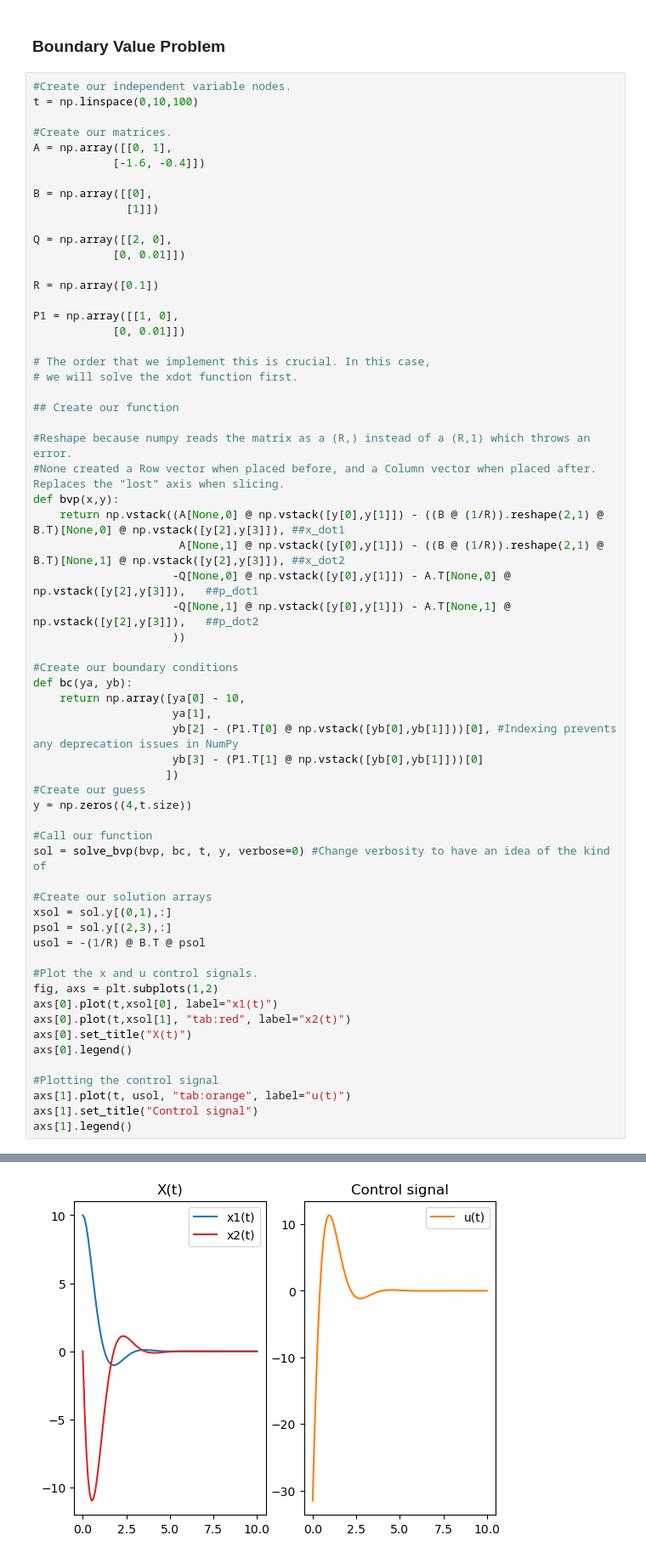
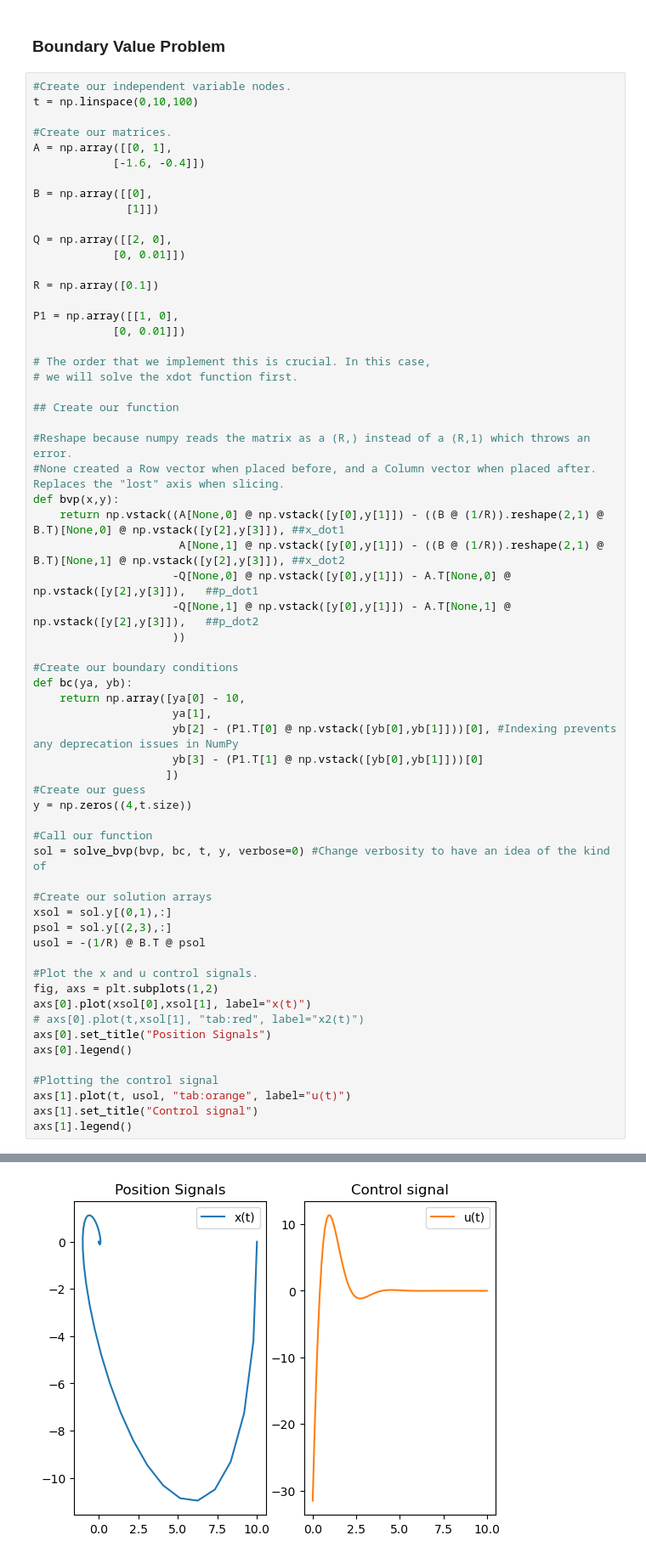
Before and after one commit to CristianVillazhannay/ME455, a Jupyter notebook: H1Q2.ipynb, the cells around one changed output, grey strips where cells are left out. Shown at 85% size. Saved outputs shown, nothing was run; the diff lists cells and outputs as text.

```diff
--- a/H1Q2.ipynb
+++ b/H1Q2.ipynb
@@ -41,34 +41,34 @@ def bvp(x,y):
                      ))
 
 #Create our boundary conditions
 def bc(ya, yb):
     return np.array([ya[0] - 10,
                      ya[1],
                      yb[2] - (P1.T[0] @ np.vstack([yb[0],yb[1]]))[0], #Indexing prevents any deprecation issues in NumPy
                      yb[3] - (P1.T[1] @ np.vstack([yb[0],yb[1]]))[0]
                     ])
 #Create our guess
 y = np.zeros((4,t.size))
 
 #Call our function
 sol = solve_bvp(bvp, bc, t, y, verbose=0) #Change verbosity to have an idea of the kind of
 
 #Create our solution arrays
 xsol = sol.y[(0,1),:]
 psol = sol.y[(2,3),:]
 usol = -(1/R) @ B.T @ psol
 
 #Plot the x and u control signals.
 fig, axs = plt.subplots(1,2)
-axs[0].plot(t,xsol[0], label="x1(t)")
-axs[0].plot(t,xsol[1], "tab:red", label="x2(t)")
-axs[0].set_title("X(t)")
+axs[0].plot(xsol[0],xsol[1], label="x(t)")
+# axs[0].plot(t,xsol[1], "tab:red", label="x2(t)")
+axs[0].set_title("Position Signals")
 axs[0].legend()
 
 #Plotting the control signal
 axs[1].plot(t, usol, "tab:orange", label="u(t)")
 axs[1].set_title("Control signal")
 axs[1].legend()
 # %% [output]
 <matplotlib.legend.Legend at 0x...>
-[figure, old version]
+[figure, new version]
```
Also changed, not shown: parts of 2 cells of this notebook.
